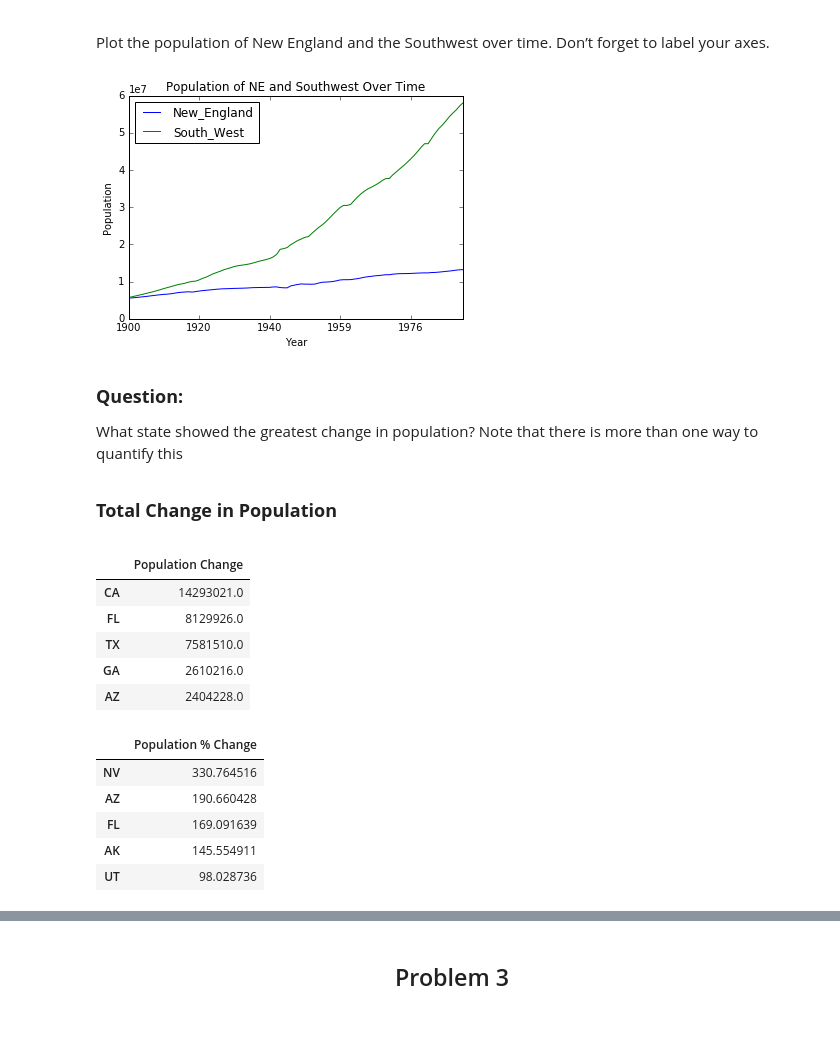
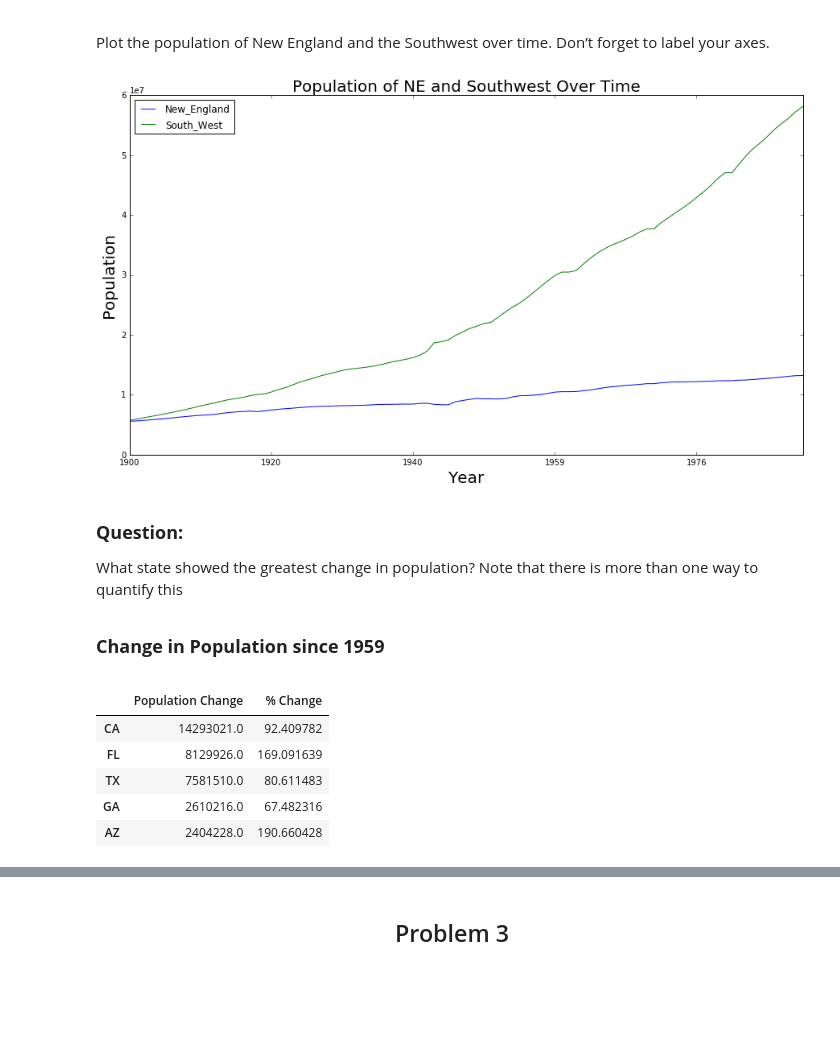
Before and after one commit to AnilKumarTeegala/DSE220_Machine_Learning, a Jupyter notebook: IPynb/1_AssignGalarnykMichael.ipynb, the cells around one changed output, grey strips where cells are left out. Saved outputs shown, nothing was run; the diff lists cells and outputs as text; code cells hidden in the pictures; blank space fills up the shorter version.

```diff
--- a/IPynb/1_AssignGalarnykMichael.ipynb
+++ b/IPynb/1_AssignGalarnykMichael.ipynb
@@ -259,11 +252,11 @@ df["New_England"] = df[["ME", "VT", "NH", "MA", "RI", "CT"]].sum(axis=1)
 df["South_West"] = df[["AZ", "CA", "CO","NV", "NM", "TX", "UT"]].sum(axis=1)
 # %%
-ax = df[["New_England", "South_West"]].plot();
-ax.set_xlabel("Year");
-ax.set_ylabel("Population");
-ax.set_title("Population of NE and Southwest Over Time");
+ax = df[["New_England", "South_West"]].plot(figsize= (15,8));
+ax.set_xlabel("Year", fontsize = 20);
+ax.set_ylabel("Population", fontsize = 20);
+ax.set_title("Population of NE and Southwest Over Time", fontsize = 20);
 # %% [output]
-[figure, old version]
+[figure, new version]
 # %% [markdown]
 <strong><p style="font-size:120%;">Question: </strong>What state showed the greatest change in population? Note that there is more than one way to quantify this
 # %%
@@ -274,33 +267,26 @@ for i,value in enumerate(states_only):
     if value:
         states.append(df.columns.values[i])
 # %% [markdown]
-<strong><p style="font-size:120%;">Total Change in Population</strong>
+<strong><p style="font-size:120%;">Change in Population since 1959</strong>
 # %%
-popChange = {}
-percentChange = {}
+# 1959 was chosen because two states
+# Alaska and Hawaii didn't exist before 1959.
+
+popChange, percentChange = {}, {}
 
 for state in states:
     popChange[state] = df[state].loc['1990'] - df[state].loc['1959']
     percentChange[state] = (df[state].loc['1990'] - df[state].loc['1959']) / (0.01 * df[state].loc['1959'])
 
-popChange=pd.DataFrame(popChange, index=['Population Change']).transpose()
+popChange = pd.DataFrame(popChange, index=['Population Change']).transpose()
+percentage = pd.DataFrame(percentChange, index=['% Change']).transpose()
+popChange = pd.concat([popChange, percentage], axis=1)
 popChange.drop('US', axis=0, inplace=True)
 popChange.sort_values(by=['Population Change'], ascending=[False]).head()
 # %% [output]
-|  | Population Change |
-| CA | 14293021.0 |
-| FL | 8129926.0 |
-| TX | 7581510.0 |
-| GA | 2610216.0 |
-| AZ | 2404228.0 |
+|  | Population Change | % Change |
+| CA | 14293021.0 | 92.409782 |
+| FL | 8129926.0 | 169.091639 |
+| TX | 7581510.0 | 80.611483 |
+| GA | 2610216.0 | 67.482316 |
+| AZ | 2404228.0 | 190.660428 |
-# %%
-popChangeDF=pd.DataFrame(percentChange, index=["Population % Change"]).transpose()
-popChangeDF.drop('US', axis=0, inplace=True)
-popChangeDF.sort_values(by=['Population % Change'], ascending=[False]).head()
-# %% [output]
-|  | Population % Change |
-| NV | 330.764516 |
-| AZ | 190.660428 |
-| FL | 169.091639 |
-| AK | 145.554911 |
-| UT | 98.028736 |
```
Also changed, not shown: parts of 7 cells of this notebook, 2 other files.
